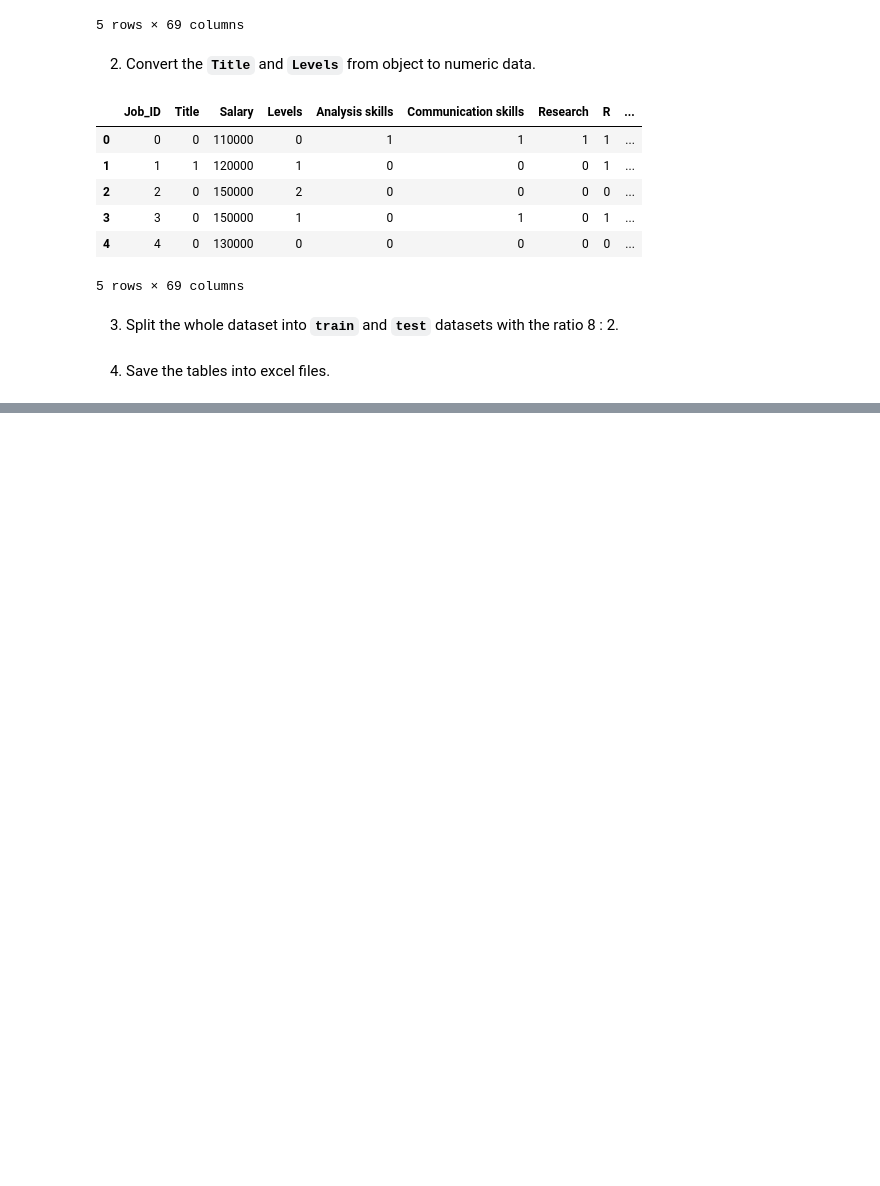
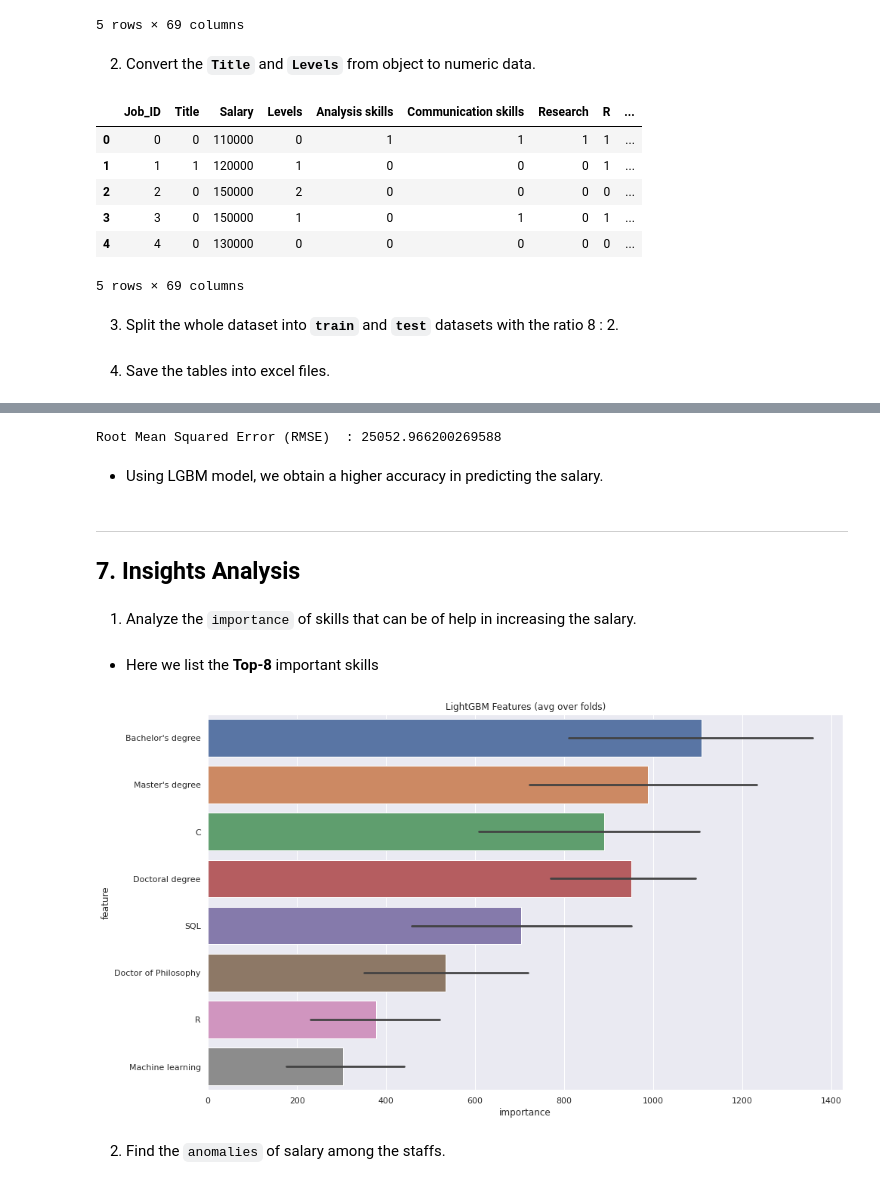
Before and after one commit to Junzhee/SC1015, a Jupyter notebook: mini_project/Data Science Job Postings and Salaries Analysis.ipynb, the cells around one changed output, grey strips where cells are left out. Cells and saved outputs as stored; diff of their text form; code cells hidden in the pictures; blank space fills up the shorter version.

```diff
--- a/mini_project/Data Science Job Postings and Salaries Analysis.ipynb
+++ b/mini_project/Data Science Job Postings and Salaries Analysis.ipynb
@@ -389,0 +589,8 @@ test.to_excel('test.xlsx', index = False)
+# %%
+# import train/test set
+train = pd.read_excel("train.xlsx")
+test = pd.read_excel("test.xlsx")
+target = train['Salary']
+del train['Salary']
+features = [c for c in train.columns if c not in ['Job_ID']]
+categorical_feats = ['Title', 'Levels']
@@ -389,0 +599,17 @@ test.to_excel('test.xlsx', index = False)
+# %%
+# set the hyperparameters of the LGBM model
+param = {'num_leavs' : 111,
+         'min_data_in_leaf' : 149,
+         'objective' : 'regression',
+         'max_depth' : 9,
+         'learning_rate' : 0.005,
+         'boosting' : 'gbdt',
+         'feature_fraction' : 0.7522,
+         'bagging_freq' : 1,
+         'bagging_fraction' : 0.7083,
+         'bagging_seed' : 11,
+         'metric' : 'rmse',
+         'lambda_l1' : 0.2634,
+         'random_state' : 133,
+         'verbosity' : -1
+        }
@@ -389,0 +689,34 @@ test.to_excel('test.xlsx', index = False)
+# %%
+print("Root Mean Squared Error (RMSE) 	: {}".format(mean_squared_error(predictions, test['Salary'])**0.5))
+# %% [output]
+Root Mean Squared Error (RMSE)  : 25052.966200269588
+# %% [markdown]
+- Using LGBM model, we obtain a higher accuracy in predicting the salary.
+# %% [markdown]
+---
+
+## 7. Insights Analysis
+# %% [markdown]
+1. Analyze the `importance` of skills that can be of help in increasing the salary.
+# %% [markdown]
+- Here we list the **Top-8** important skills
+# %%
+cols = (feature_importance_df[["feature", "importance"]]
+        .groupby("feature")
+        .mean()
+        .sort_values(by="importance", ascending=False)[3:11].index)
+
+best_features = feature_importance_df.loc[feature_importance_df.feature.isin(cols)]
+
+plt.figure(figsize=(14, 8))
+sns.barplot(x="importance",
+            y="feature",
+            data=best_features.sort_values(by="importance",
+                                           ascending=False))
+plt.title('LightGBM Features (avg over folds)')
+plt.tight_layout()
+plt.savefig('lgbm_importances.png')
+# %% [output]
+[figure, added]
+# %% [markdown]
+2. Find the `anomalies` of salary among the staffs.
```
Also changed, not shown: parts of 36 cells of this notebook.
